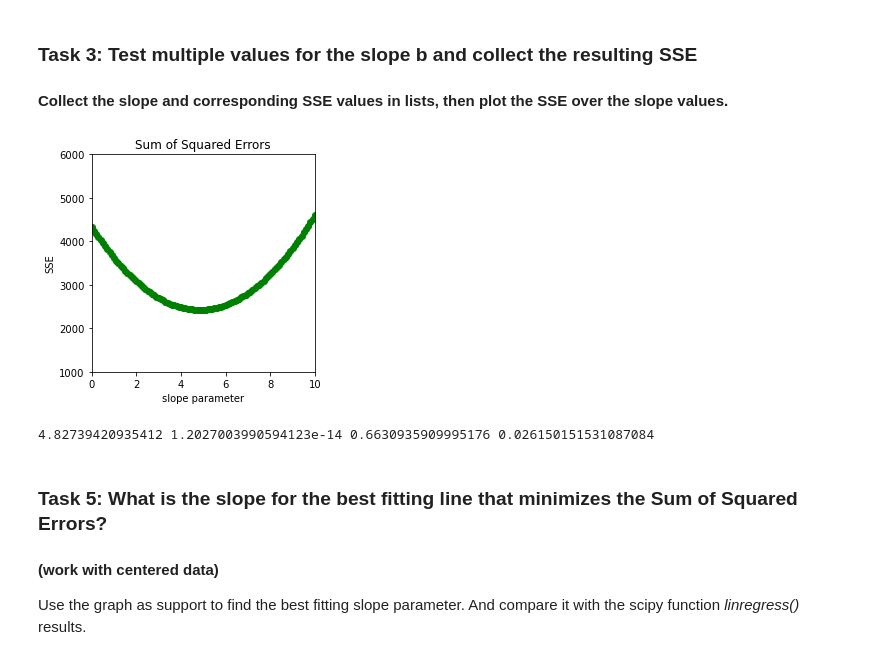
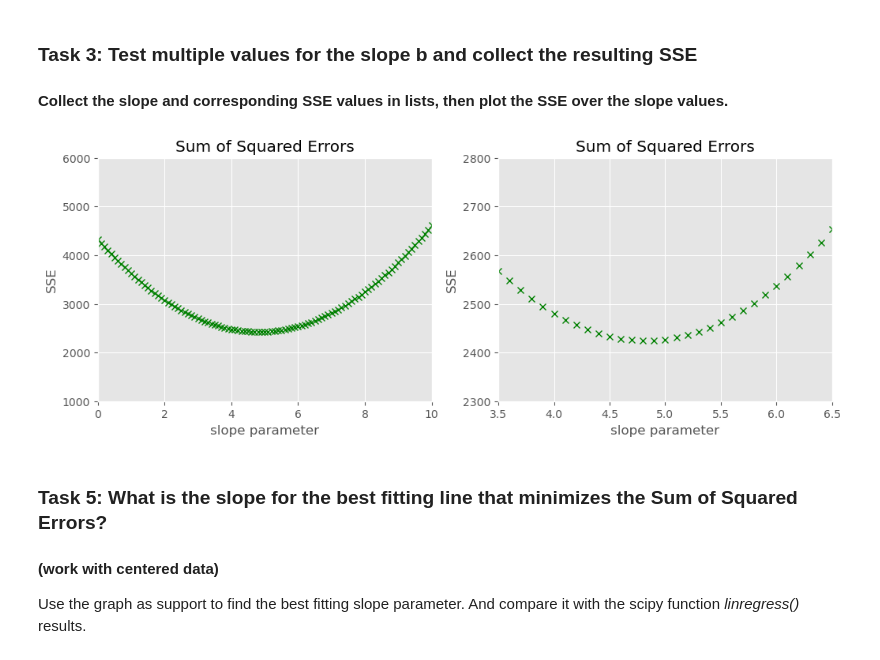
Before and after one commit to oet808/ATMENV315, a Jupyter notebook: unit8/1_fitting_linear_regression_line_not_interactive.ipynb, the cells around one changed output. Drawn from its saved outputs; the diff is of its cells as text; code cells hidden in the pictures.

Commit message:
major update to the first notebook made and survey results added to unit8

```diff
--- a/unit8/1_fitting_linear_regression_line_not_interactive.ipynb
+++ b/unit8/1_fitting_linear_regression_line_not_interactive.ipynb
@@ -211,38 +219,51 @@ plt.show()
 # %% [markdown]
 ### Task 3: Test multiple values for the slope b and collect the resulting SSE
 #### Collect the slope and corresponding SSE values in lists, then plot the SSE over the slope values.
-# %%
-#sse_list = [3620.18, 14480.73, 22626.14, 32581.64,  57922.91] # example values
-#lope_list= [ 1.0,    2.0,      2.5,      3.0,       4.0  ] # example values
-
-sse_list=[]
-slope_list=[]
-b=0
-while b<10:
-    sse_list.append(SSE(x,y,b,intercept=0))
-    slope_list.append(b)
-    b=b+0.1
-
-
-
-min_slope,max_slope=0,10
-min_sse,max_sse = 1000, 6000
-
-fig,ax = plt.subplots(1,1,figsize=(4,4))
-ax.set_ylim([min_sse,max_sse])
-ax.set_xlim([min_slope,max_slope])
-ax.set_xlabel("slope parameter")
-ax.set_ylabel("SSE")
-ax.plot(slope_list,sse_list,'o',color='green')
-plt.title("Sum of Squared Errors")
-plt.show()
-# %% [output]
-[figure, removed]
-# %%
-b,a, r, pvalue, dump = linregress(x,y)
-print(b,a,r, pvalue)
-# %% [output]
-4.82739420935412 1.2027003990594123e-14 0.6630935909995176 0.026150151531087084
+# %%
+# start with this and run the next code cell to plot the results
+trial_and_error= True
+if trial_and_error:
+    sse_list = [3620.18, 3382, 3076,  2696,  2480,   2426,  2536  , 2809 , 3246] # example values
+    slope_list= [ 1.0,    1.5,    2,     3,     4,      5,     6   ,   7 ,   8] # example values
+else:
+    # then do this and run the cell below and plot the results
+    sse_list=[]
+    slope_list=[]
+    b=0
+    while b<10:
+        sse_list.append(SSE(x,y,b,intercept=0))
+        slope_list.append(b)
+        b=b+0.1
+# %%
+min_slope,max_slope=0,10
+min_sse,max_sse = 1000, 6000
+
+# improve the visual appearance of the plots
+
+
+
+plt.style.use("ggplot")
+
+fig,ax= plt.subplots(1,2,figsize=(12,4))
+ax[0].set_ylim([min_sse,max_sse])
+ax[0].set_xlim([min_slope,max_slope])
+ax[0].set_xlabel("slope parameter")
+ax[0].set_ylabel("SSE")
+ax[0].plot(slope_list,sse_list,'x',color='green')
+
+ax[0].set_title("Sum of Squared Errors")
+
+
+ax[1].set_ylim([2300,2800])
+ax[1].set_xlim([3.5,6.5])
+ax[1].set_xlabel("slope parameter")
+ax[1].set_ylabel("SSE")
+ax[1].plot(slope_list,sse_list,'x',color='green')
+ax[1].set_title("Sum of Squared Errors")
+
+plt.show()
+# %% [output]
+[figure, added]
 # %% [markdown]
 ### Task 5: What is the slope for the best fitting line  that minimizes the Sum of Squared Errors?
 #### (work with centered data)
```
Also changed, not shown: parts of 15 cells of this notebook, 2 other files.
